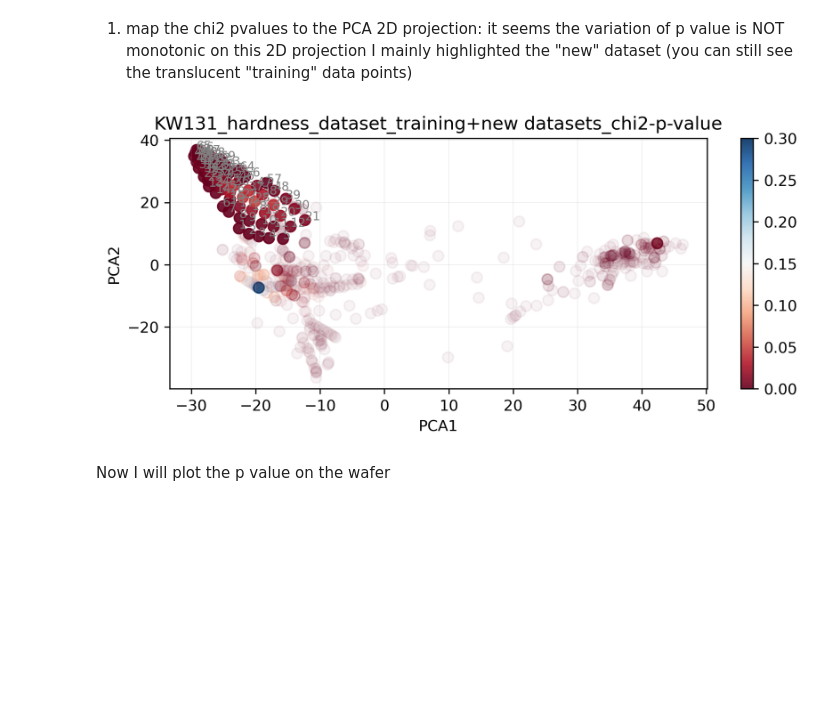
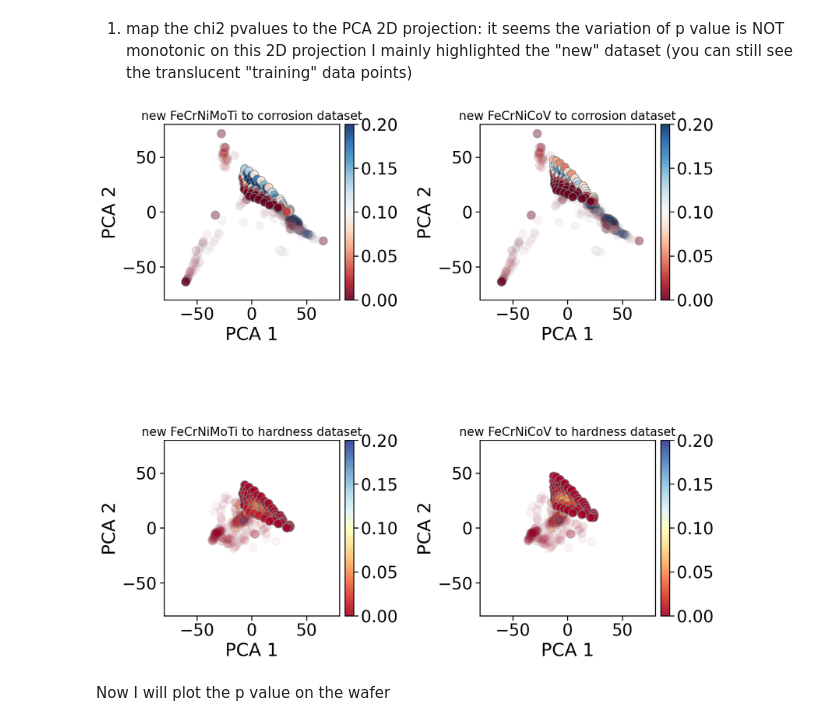
Before and after one commit to YXWU2014/CCA_representation_ML, a Jupyter notebook: Dataset_EDA_Pairplot_PCA_Mahalanobis/EDA_PCA_Mahalanobis.ipynb, the cells around one changed output. Cells and saved outputs as stored; diff of their text form; code cells hidden in the pictures; blank space fills up the shorter version.

```diff
--- a/Dataset_EDA_Pairplot_PCA_Mahalanobis/EDA_PCA_Mahalanobis.ipynb
+++ b/Dataset_EDA_Pairplot_PCA_Mahalanobis/EDA_PCA_Mahalanobis.ipynb
@@ -463,35 +411,55 @@ print(df_conc_Mahal_new.tail(3))
 # %% [markdown]
 1. map the chi2 pvalues to the PCA 2D projection: it seems the variation of p value is NOT monotonic on this 2D projection
 I mainly highlighted the "new" dataset (you can still see the translucent "training" data points)
-# %%
-# plot the projection of PCA analysis
-figure(figsize=(8, 3), dpi=300)
-# colors = ["navy", "turquoise"]
-# lw = 2
-z_df_conc_Mahal = df_conc_Mahal["p value"].to_numpy(dtype=float)
-
-for i, value in enumerate(df_conc_Mahal["dataset"].values):
-    if value == 0: # means the training data
-        plt.scatter(X_conc_r[i,0], X_conc_r[i,1], c=z_df_conc_Mahal[i], s=200, marker='.', alpha=0.05, cmap='RdBu',vmin=0, vmax=0.3)
-    if value == 1: # means the new data
-        plt.scatter(X_conc_r[i,0], X_conc_r[i,1], c=z_df_conc_Mahal[i], s=200, marker='.', alpha=0.9, cmap='RdBu',vmin=0, vmax=0.3)
-        plt.annotate(index_conc[i], (X_conc_r[i, 0], X_conc_r[i, 1]), color="grey", alpha=1, fontsize=8)
-
-if PT_name == 'corrosion_PT1':
-    plt.xlim([-30, 20])
-    plt.ylim([-10, 60])
-if PT_name == 'hardness_PT3':
-    plt.xlim([10, 50])
-    plt.ylim([-10, 15])
-
-plt.grid(linewidth = 0.1)
-plt.xlabel('PCA1')
-plt.ylabel('PCA2')
-plt.colorbar()
-plt.title(KW_name+'_'+PT_name+'_training+new datasets_chi2-p-value')
-# plt.savefig(KW_name+'_'+PT_name+'_2D PCA_training+new_zoomin_pValue.png', bbox_inches='tight')
-plt.show()
-# %% [output]
-[figure, removed]
+# %%
+import matplotlib.pyplot as plt
+from mpl_toolkits.axes_grid1 import make_axes_locatable
+
+def create_scatter(df, dataset_values, ax, cmap="RdBu", titlename = "name?"):
+    # Create separate dataframes for each dataset
+    df_literature = df[df["dataset"] == dataset_values[0]]
+    df_new = df[df["dataset"] == dataset_values[1]]
+
+    # Create the scatter plots
+    scatters = []
+    for df, alpha in zip([df_literature, df_new], [0.05, 0.9]):
+        scatter = ax.scatter(df["PCA1"], df["PCA2"], c=df["p value"], cmap=cmap, edgecolor="grey",
+                             s=500, marker='.', alpha=alpha, vmin=0, vmax=0.2)
+        scatters.append(scatter)
+
+        ax.set_xlim(-80, 80)
+        ax.set_ylim(-80, 80)
+        ax.set_xlabel("PCA 1")
+        ax.set_ylabel("PCA 2")
+        # set the subplot title to the dataset name
+        ax.set_title(titlename, fontsize=16)
+        # make equal aspect ratio
+        ax.set_aspect('equal', 'box')
+
+    return scatters
+
+# create the subplots of 2x2
+fig, ax = plt.subplots(2, 2, figsize=(12, 12), dpi=150)
+
+datasets = [(df_C_new_FeCrNiMoTi_Mahl_label, [0, 2], "RdBu", "new FeCrNiMoTi to corrosion dataset"),
+            (df_C_new_FeCrNiCoV_Mahl_label, [0, 3], "RdBu", "new FeCrNiCoV to corrosion dataset"),
+            (df_H_new_FeCrNiMoTi_Mahl_label, [1, 2], "RdYlBu", "new FeCrNiMoTi to hardness dataset"),
+            (df_H_new_FeCrNiCoV_Mahl_label, [1, 3], "RdYlBu", "new FeCrNiCoV to hardness dataset")]
+
+for i, (df, dataset_values, cmap, title) in enumerate(datasets):
+    axi = ax[i//2, i%2]  # Get the current axis
+    scatters = create_scatter(df, dataset_values, axi, cmap=cmap, titlename=title)
+
+    # Create a divider for the existing axes instance
+    divider = make_axes_locatable(axi)
+    # Append axes for colorbar to the right of axi, with 5% width of axi
+    cax = divider.append_axes("right", size="5%", pad=0.1)
+    fig.colorbar(scatters[-1], cax=cax)
+
+plt.tight_layout()
+plt.savefig('PCA 2D_Mahalanobis.png')
+plt.show()
+# %% [output]
+[figure, added]
 # %% [markdown]
 Now I will plot the p value on the wafer
```
Also changed, not shown: parts of 35 cells of this notebook, 17 other files.
